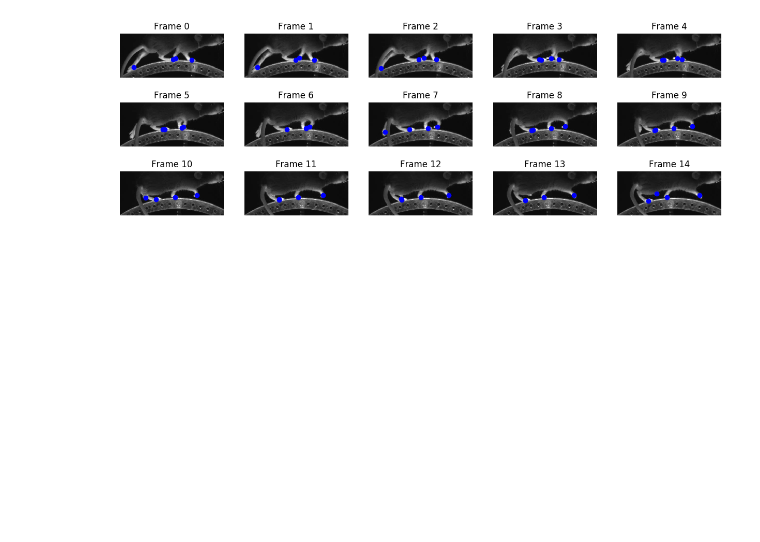
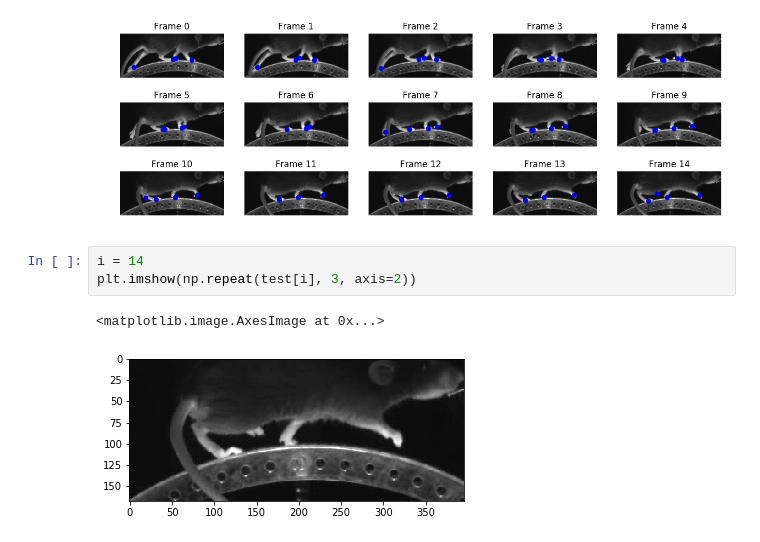
Before and after one commit to mooey5775/recurrentLeap, a Jupyter notebook: dataView.ipynb, the cells around one changed output. Drawn from its saved outputs; the diff is of its cells as text; blank space fills up the shorter version.

Commit message:
new figure

```diff
--- a/dataView.ipynb
+++ b/dataView.ipynb
@@ -112,3 +114,9 @@ for j in range(15):
 plt.show()
 # %% [output]
 [figure]
+# %%
+i = 14
+plt.imshow(np.repeat(test[i], 3, axis=2))
+# %% [output]
+<matplotlib.image.AxesImage at 0x...>
+[figure, added]
```
Also changed, not shown: parts of 2 cells of this notebook.
